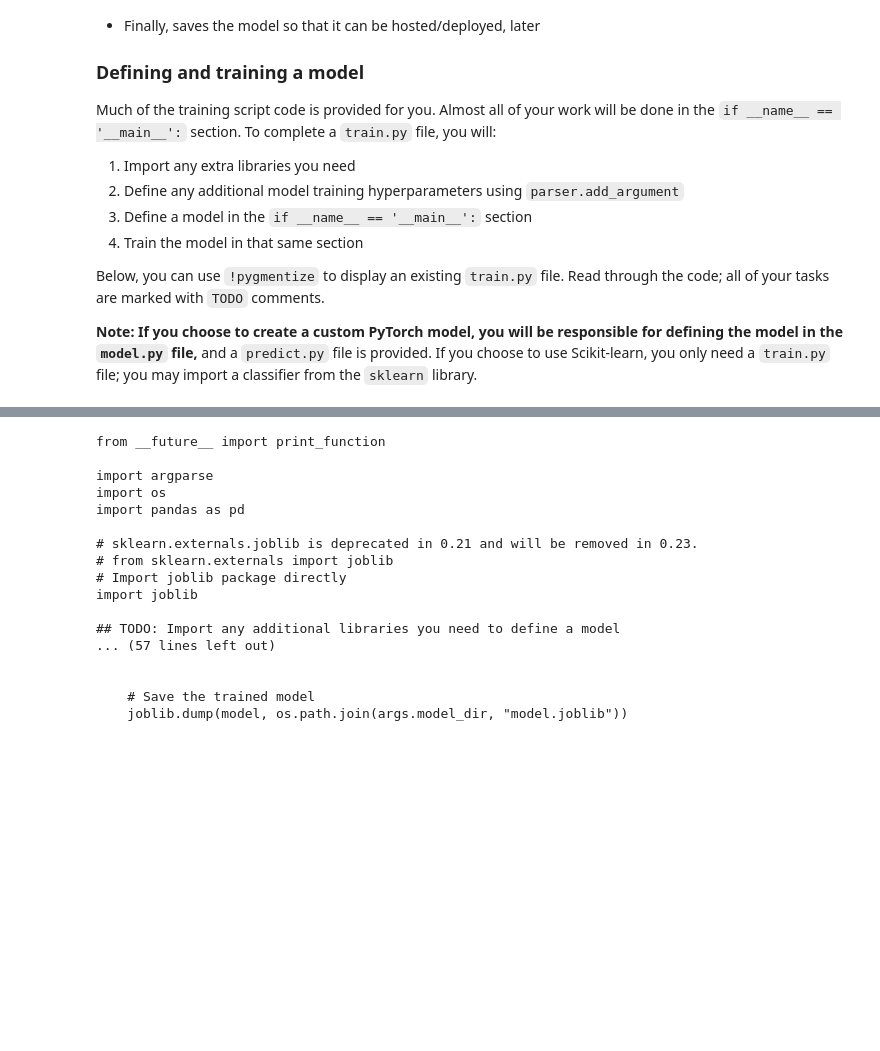
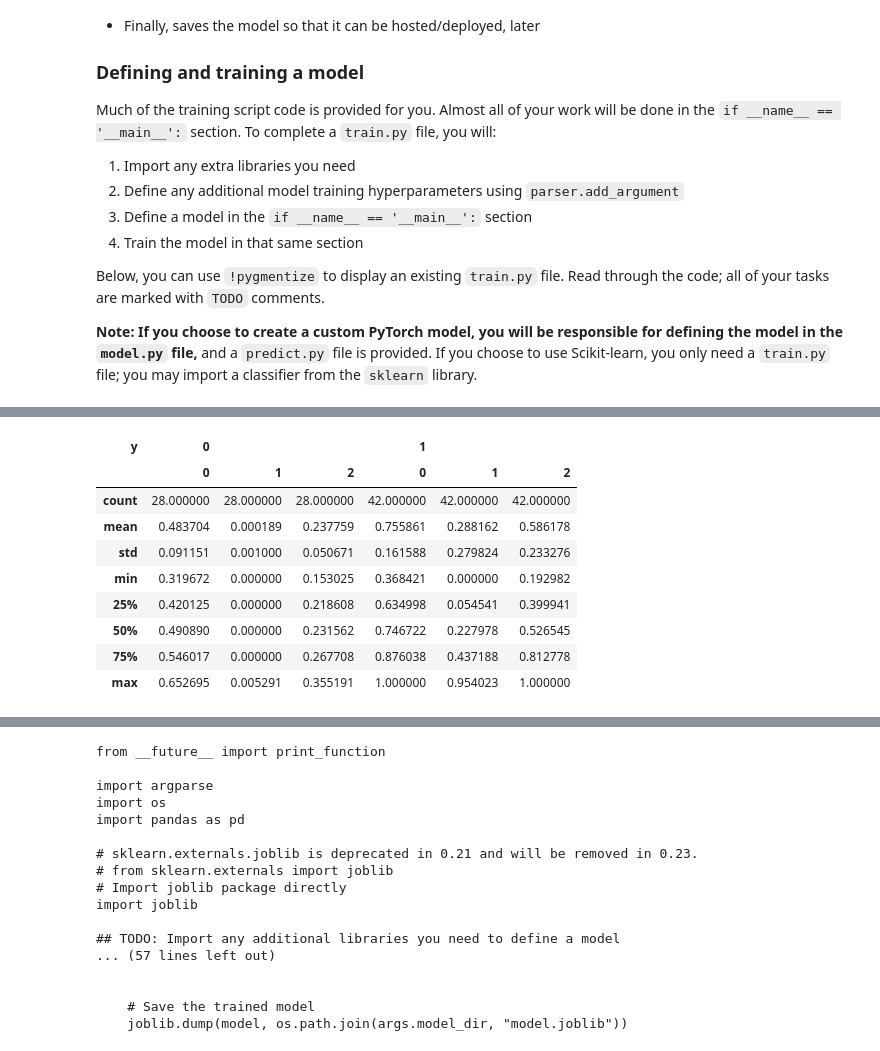
Before and after one commit to amcumber/udacity_ML_SageMaker_Studies, a Jupyter notebook: Project_Plagiarism_Detection/3_Training_a_Model.ipynb, the cells around one changed output, grey strips where cells are left out. Drawn from its saved outputs; the diff is of its cells as text; code cells hidden in the pictures; blank space fills up the shorter version.

```diff
--- a/Project_Plagiarism_Detection/3_Training_a_Model.ipynb
+++ b/Project_Plagiarism_Detection/3_Training_a_Model.ipynb
@@ -120,0 +151,13 @@ Below, you can use `!pygmentize` to display an existing `train.py` file. Read th
+# %%
+pd.DataFrame(x).assign(y=y).groupby('y').describe().T.unstack(0)
+# %% [output]
+| y | 0 |  |  | 1 |  |  |
+|  | 0 | 1 | 2 | 0 | 1 | 2 |
+| count | 28.000000 | 28.000000 | 28.000000 | 42.000000 | 42.000000 | 42.000000 |
+| mean | 0.483704 | 0.000189 | 0.237759 | 0.755861 | 0.288162 | 0.586178 |
+| std | 0.091151 | 0.001000 | 0.050671 | 0.161588 | 0.279824 | 0.233276 |
+| min | 0.319672 | 0.000000 | 0.153025 | 0.368421 | 0.000000 | 0.192982 |
+| 25% | 0.420125 | 0.000000 | 0.218608 | 0.634998 | 0.054541 | 0.399941 |
+| 50% | 0.490890 | 0.000000 | 0.231562 | 0.746722 | 0.227978 | 0.526545 |
+| 75% | 0.546017 | 0.000000 | 0.267708 | 0.876038 | 0.437188 | 0.812778 |
+| max | 0.652695 | 0.005291 | 0.355191 | 1.000000 | 0.954023 | 1.000000 |
```
Also changed, not shown: parts of 9 cells of this notebook, 2 other files.
